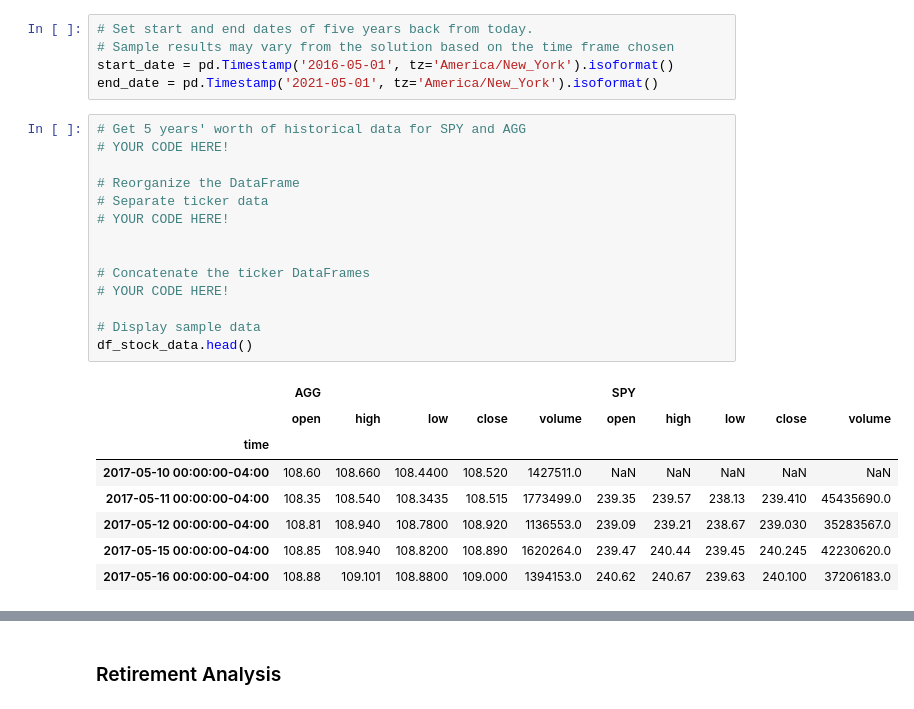
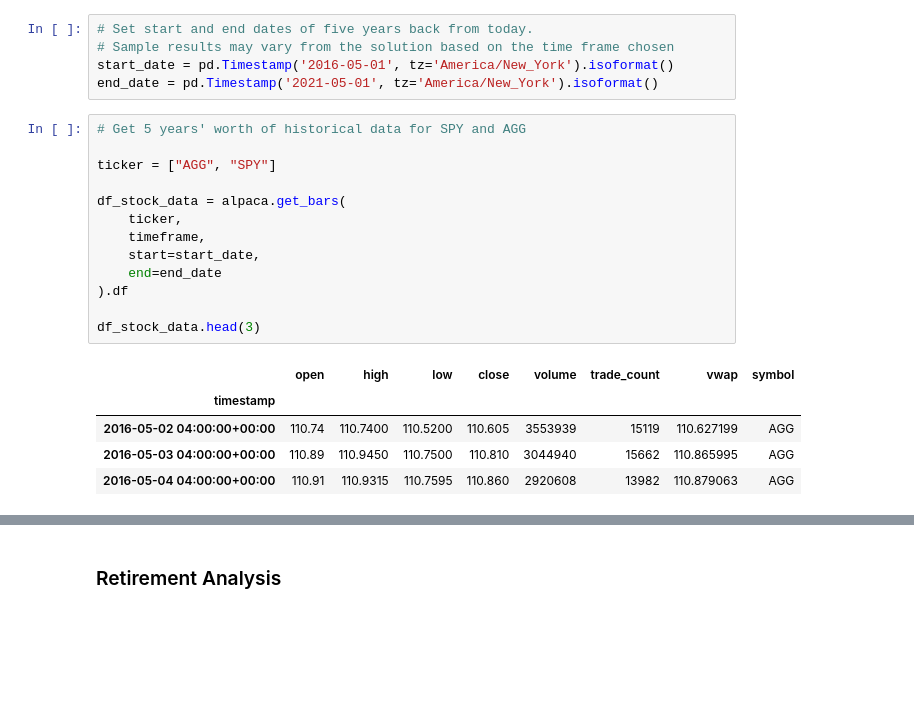
Before and after one commit to eyva19/Financial_planner_emergencies_retirement, a Jupyter notebook: Instructions/Starter_Code/financial-planner.ipynb, the cells around one changed output, grey strips where cells are left out. Saved outputs shown, nothing was run; the diff lists cells and outputs as text; blank space fills up the shorter version.

```diff
--- a/Instructions/Starter_Code/financial-planner.ipynb
+++ b/Instructions/Starter_Code/financial-planner.ipynb
@@ -276,24 +277,20 @@ start_date = pd.Timestamp('2016-05-01', tz='America/New_York').isoformat()
 end_date = pd.Timestamp('2021-05-01', tz='America/New_York').isoformat()
 # %%
 # Get 5 years' worth of historical data for SPY and AGG
-# YOUR CODE HERE!
 
-# Reorganize the DataFrame
-# Separate ticker data
-# YOUR CODE HERE!
+ticker = ["AGG", "SPY"]
 
+df_stock_data = alpaca.get_bars(
+    ticker,
+    timeframe,
+    start=start_date,
+    end=end_date
+).df
 
-# Concatenate the ticker DataFrames
-# YOUR CODE HERE!
-
-# Display sample data
-df_stock_data.head()
+df_stock_data.head(3)
 # %% [output]
-|  | AGG |  |  |  |  | SPY |  |  |  |  |
-|  | open | high | low | close | volume | open | high | low | close | volume |
-| time |  |  |  |  |  |  |  |  |  |  |
-| 2017-05-10 00:00:00-04:00 | 108.60 | 108.660 | 108.4400 | 108.520 | 1427511.0 | NaN | NaN | NaN | NaN | NaN |
-| 2017-05-11 00:00:00-04:00 | 108.35 | 108.540 | 108.3435 | 108.515 | 1773499.0 | 239.35 | 239.57 | 238.13 | 239.410 | 45435690.0 |
-| 2017-05-12 00:00:00-04:00 | 108.81 | 108.940 | 108.7800 | 108.920 | 1136553.0 | 239.09 | 239.21 | 238.67 | 239.030 | 35283567.0 |
-| 2017-05-15 00:00:00-04:00 | 108.85 | 108.940 | 108.8200 | 108.890 | 1620264.0 | 239.47 | 240.44 | 239.45 | 240.245 | 42230620.0 |
-| 2017-05-16 00:00:00-04:00 | 108.88 | 109.101 | 108.8800 | 109.000 | 1394153.0 | 240.62 | 240.67 | 239.63 | 240.100 | 37206183.0 |
+|  | open | high | low | close | volume | trade_count | vwap | symbol |
+| timestamp |  |  |  |  |  |  |  |  |
+| 2016-05-02 04:00:00+00:00 | 110.74 | 110.7400 | 110.5200 | 110.605 | 3553939 | 15119 | 110.627199 | AGG |
+| 2016-05-03 04:00:00+00:00 | 110.89 | 110.9450 | 110.7500 | 110.810 | 3044940 | 15662 | 110.865995 | AGG |
+| 2016-05-04 04:00:00+00:00 | 110.91 | 110.9315 | 110.7595 | 110.860 | 2920608 | 13982 | 110.879063 | AGG |
```
Also changed, not shown: parts of 43 cells of this notebook, 8 other files.
